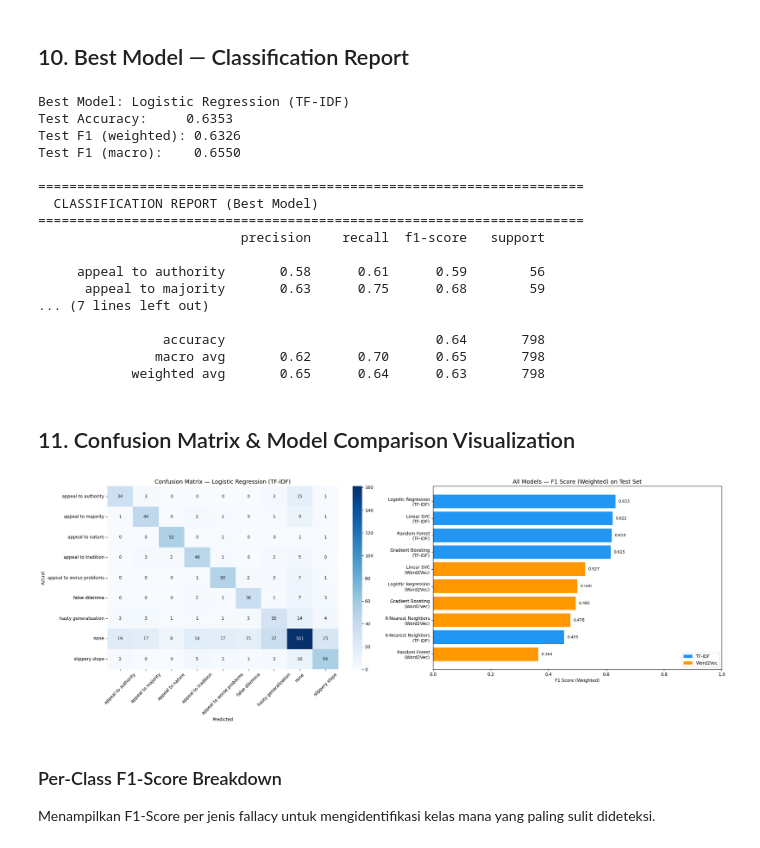
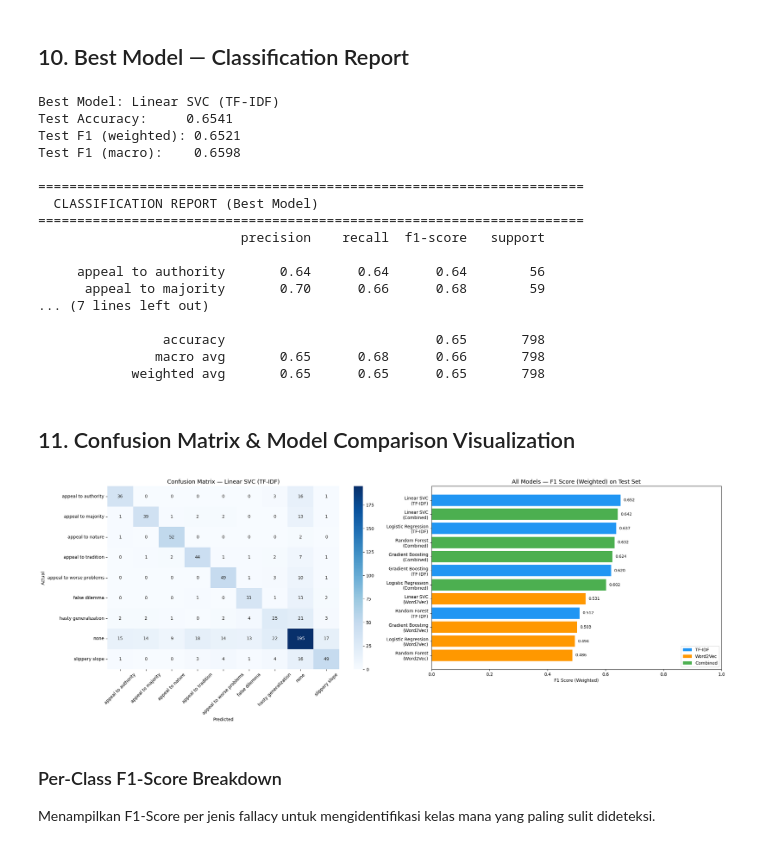
Before and after one commit to aristelcrowley/logical-fallacy-detection, a Jupyter notebook: logical-fallacy-detection.ipynb, the cells around one changed output. Drawn from its saved outputs; the diff is of its cells as text; code cells hidden in the pictures.

```diff
--- a/logical-fallacy-detection.ipynb
+++ b/logical-fallacy-detection.ipynb
@@ -184,7 +182,9 @@ Jumlah token sebelum: 93 → sesudah: 48
 - Menghasilkan sparse matrix berdimensi tinggi.
 # %%
 # TF-IDF Vectorization
-tfidf_vectorizer = TfidfVectorizer(max_features=5000, ngram_range=(1, 2))
+# sublinear_tf=True → log(1+tf) dampens high-frequency term dominance, reducing overfitting
+# min_df=2 → removes ultra-rare terms that cause memorization
+tfidf_vectorizer = TfidfVectorizer(max_features=5000, ngram_range=(1, 2), sublinear_tf=True, min_df=2)
 tfidf_matrix = tfidf_vectorizer.fit_transform(df['processed_text'])
 
 print(f"TF-IDF Matrix Shape: {tfidf_matrix.shape}")
@@ -199,6 +199,7 @@ tfidf_df = pd.DataFrame(
     tfidf_matrix.toarray(),
     columns=feature_names
 )
+
 print(f"\n--- Preview TF-IDF Matrix (5 dokumen pertama, 10 fitur pertama) ---")
 tfidf_df.iloc[:5, :10]
 # %% [output]
@@ -442,10 +454,13 @@ df_test['label'] = label_encoder.transform(df_test['fallacy'])
 # Transform to feature representations (use fitted vectorizer — NOT fit_transform)
 X_test_tfidf = tfidf_vectorizer.transform(df_test['processed_text'])
 X_test_w2v = np.array([document_vector(tokens, w2v_model) for tokens in df_test['lemmatized']])
+X_test_combined = hstack([X_test_tfidf, csr_matrix(X_test_w2v)])
 y_test = df_test['label'].values
 
-print(f"\nTest TF-IDF shape: {X_test_tfidf.shape}")
-print(f"Test Word2Vec shape: {X_test_w2v.shape}")
+print(f"\nTest TF-IDF shape:    {X_test_tfidf.shape}")
+print(f"Test Word2Vec shape:  {X_test_w2v.shape}")
+print(f"Test Combined shape:  {X_test_combined.shape}")
+
 print(f"\n--- Sample Preprocessed Test Data ---")
 df_test[['comment', 'cleaned', 'processed_text', 'fallacy']].head(5)
 # %% [output]
@@ -558,32 +569,36 @@ print(f"Test F1 (macro):    {best_row['F1 (macro)']:.4f}")
 if best_features == 'TF-IDF':
     best_model = tfidf_models[best_name]
     y_pred_best = best_model.predict(X_test_tfidf)
-else:
+elif best_features == 'Word2Vec':
     best_model = w2v_models_dict[best_name]
     y_pred_best = best_model.predict(X_test_w2v)
+else:  # Combined
+    best_model = combined_models[best_name]
+    y_pred_best = best_model.predict(X_test_combined)
 
 print(f"\n{'=' * 70}")
+
 print("  CLASSIFICATION REPORT (Best Model)")
 print("=" * 70)
 print(classification_report(y_test, y_pred_best, target_names=label_encoder.classes_))
 # %% [output]
-Best Model: Logistic Regression (TF-IDF)
-Test Accuracy:     0.6353
-Test F1 (weighted): 0.6326
-Test F1 (macro):    0.6550
+Best Model: Linear SVC (TF-IDF)
+Test Accuracy:     0.6541
+Test F1 (weighted): 0.6521
+Test F1 (macro):    0.6598
 
 ======================================================================
   CLASSIFICATION REPORT (Best Model)
 ======================================================================
                           precision    recall  f1-score   support
 
-     appeal to authority       0.58      0.61      0.59        56
-      appeal to majority       0.63      0.75      0.68        59
+     appeal to authority       0.64      0.64      0.64        56
+      appeal to majority       0.70      0.66      0.68        59
 ... (7 lines left out)
 
-                accuracy                           0.64       798
-               macro avg       0.62      0.70      0.65       798
-            weighted avg       0.65      0.64      0.63       798
+                accuracy                           0.65       798
+               macro avg       0.65      0.68      0.66       798
+            weighted avg       0.65      0.65      0.65       798
 # %% [markdown]
 ## 11. Confusion Matrix & Model Comparison Visualization
 # %%
@@ -601,36 +616,37 @@ sns.heatmap(
     ax=axes[0]
 )
 axes[0].set_title(f'Confusion Matrix — {best_name} ({best_features})', fontsize=13)
 axes[0].set_xlabel('Predicted')
 axes[0].set_ylabel('Actual')
 axes[0].tick_params(axis='x', rotation=45)
 axes[0].tick_params(axis='y', rotation=0)
 
 # --- 2. Model Comparison Bar Chart —--
 plot_df = results_df.copy()
 plot_df = plot_df.sort_values('F1 (weighted)', ascending=True)
 plot_df['Label'] = plot_df['Model'] + '\n(' + plot_df['Features'] + ')'
 
-colors = ['#2196F3' if f == 'TF-IDF' else '#FF9800' for f in plot_df['Features']]
+colors = ['#2196F3' if f == 'TF-IDF' else '#FF9800' if f == 'Word2Vec' else '#4CAF50' for f in plot_df['Features']]
 axes[1].barh(plot_df['Label'], plot_df['F1 (weighted)'], color=colors)
 axes[1].set_title('All Models — F1 Score (Weighted) on Test Set', fontsize=13)
 axes[1].set_xlabel('F1 Score (Weighted)')
 axes[1].set_xlim(0, 1)
 
 # Add value labels
 for i, (val, label) in enumerate(zip(plot_df['F1 (weighted)'], plot_df['Label'])):
     axes[1].text(val + 0.01, i, f'{val:.3f}', va='center', fontsize=9)
 
 # Legend
 from matplotlib.patches import Patch
 legend_elements = [Patch(facecolor='#2196F3', label='TF-IDF'),
-                   Patch(facecolor='#FF9800', label='Word2Vec')]
+                   Patch(facecolor='#FF9800', label='Word2Vec'),
+                   Patch(facecolor='#4CAF50', label='Combined')]
 axes[1].legend(handles=legend_elements, loc='lower right')
 
 plt.tight_layout()
 plt.show()
 # %% [output]
-[figure, old version]
+[figure, new version]
 # %% [markdown]
 ### Per-Class F1-Score Breakdown
 
```
Also changed, not shown: parts of 12 cells of this notebook.
